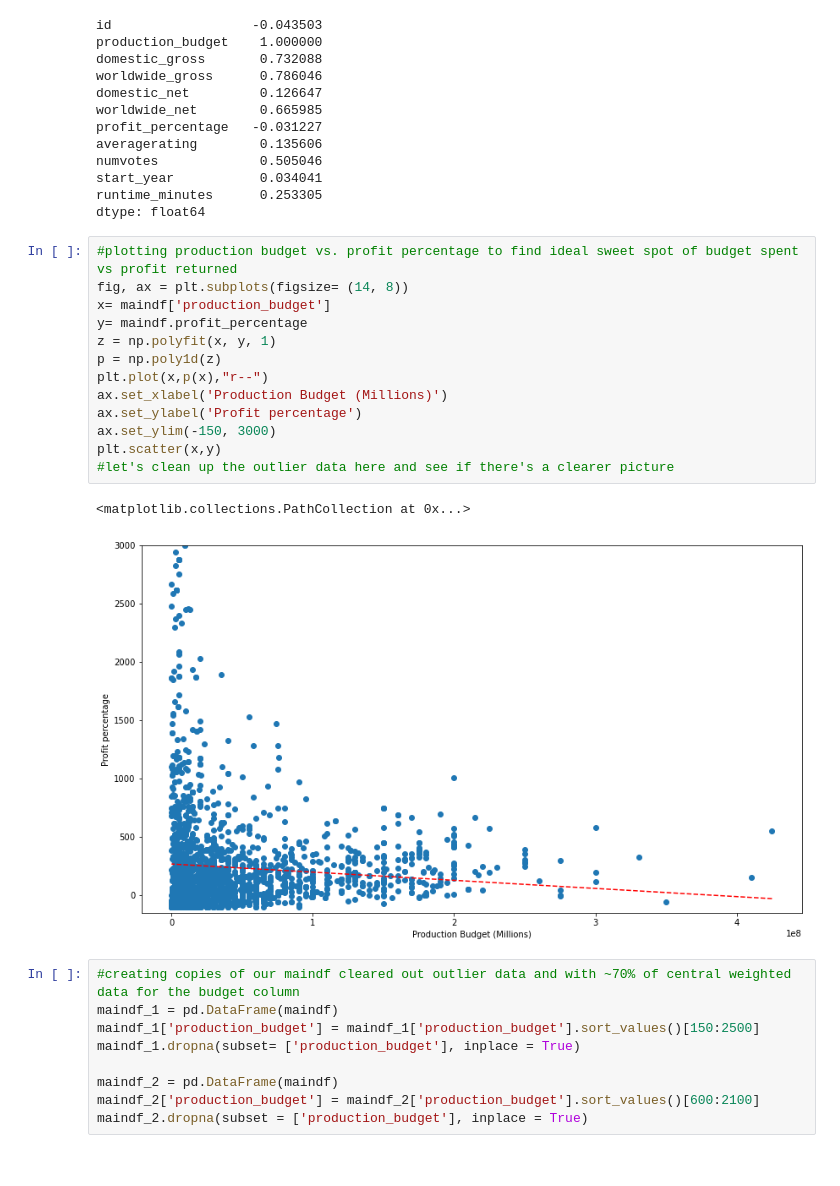
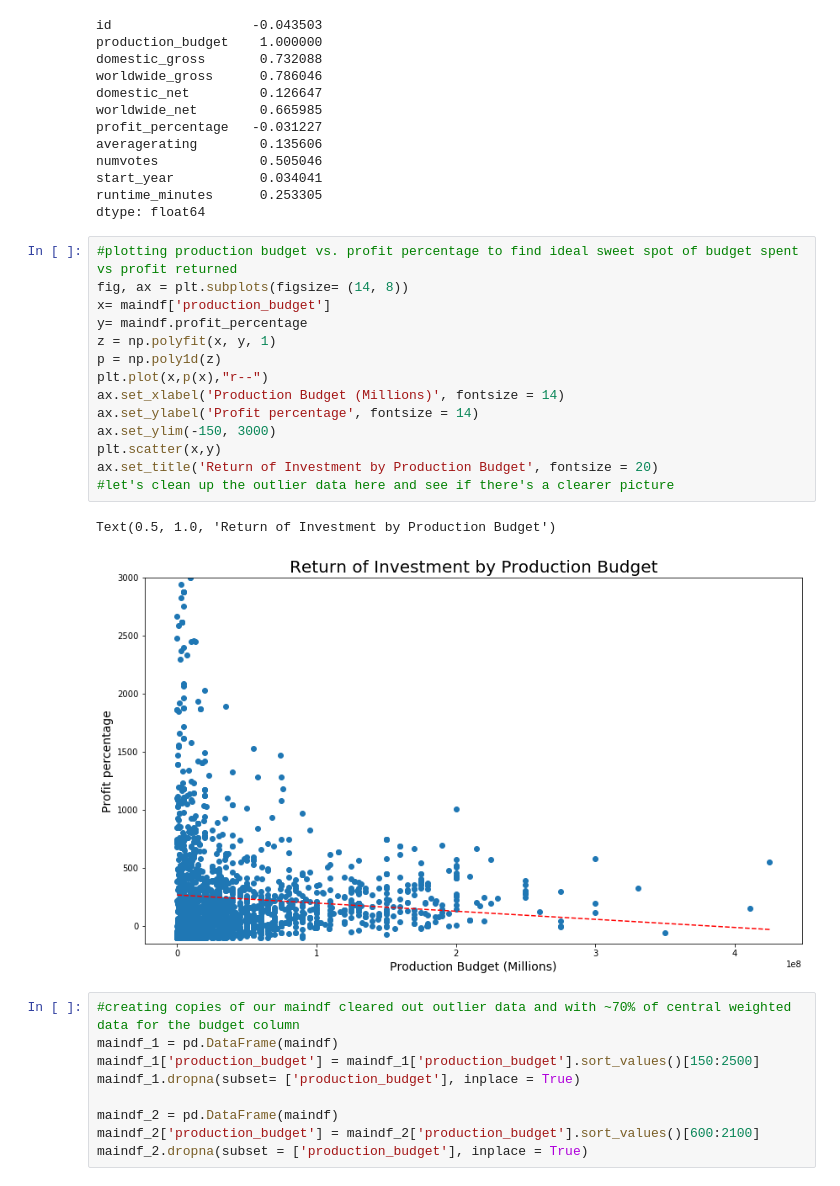
Before and after one commit to bagnine/moviedata, a Jupyter notebook: moviedata.ipynb, the cells around one changed output. Cells and saved outputs as stored; diff of their text form.

```diff
--- a/moviedata.ipynb
+++ b/moviedata.ipynb
@@ -301,19 +306,20 @@ dtype: float64
 # %%
 #plotting production budget vs. profit percentage to find ideal sweet spot of budget spent vs profit returned
 fig, ax = plt.subplots(figsize= (14, 8))
 x= maindf['production_budget']
 y= maindf.profit_percentage
 z = np.polyfit(x, y, 1)
 p = np.poly1d(z)
 plt.plot(x,p(x),"r--")
-ax.set_xlabel('Production Budget (Millions)')
-ax.set_ylabel('Profit percentage')
+ax.set_xlabel('Production Budget (Millions)', fontsize = 14)
+ax.set_ylabel('Profit percentage', fontsize = 14)
 ax.set_ylim(-150, 3000)
 plt.scatter(x,y)
+ax.set_title('Return of Investment by Production Budget', fontsize = 20)
 #let's clean up the outlier data here and see if there's a clearer picture
 # %% [output]
-<matplotlib.collections.PathCollection at 0x...>
+Text(0.5, 1.0, 'Return of Investment by Production Budget')
-[figure, old version]
+[figure, new version]
 # %%
 #creating copies of our maindf cleared out outlier data and with ~70% of central weighted data for the budget column
 maindf_1 = pd.DataFrame(maindf)
```
Also changed, not shown: parts of 16 cells of this notebook.
